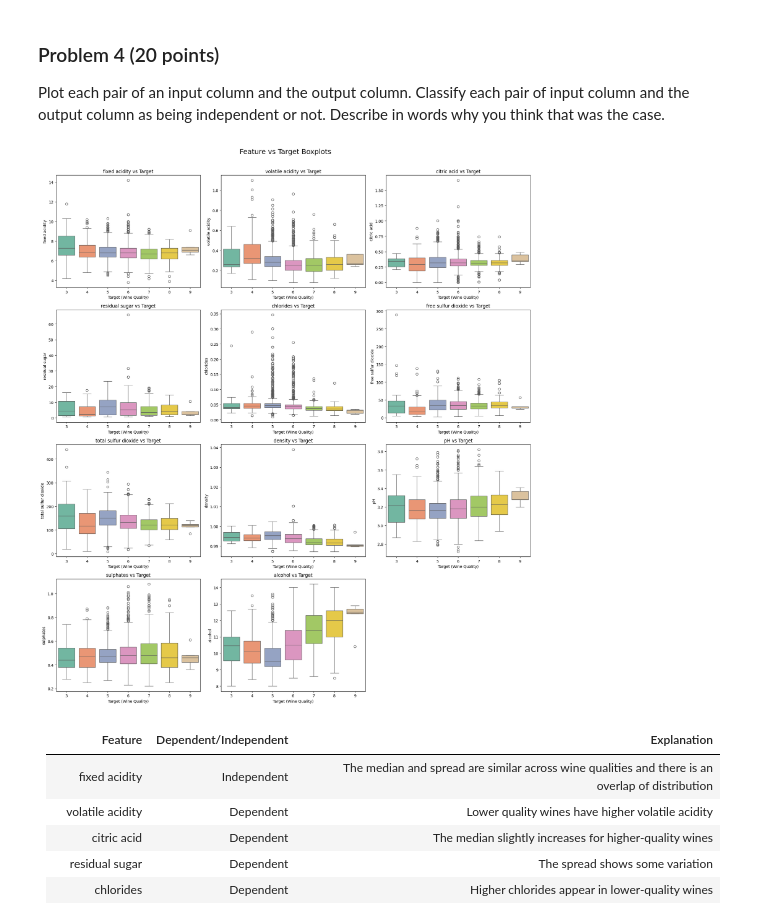
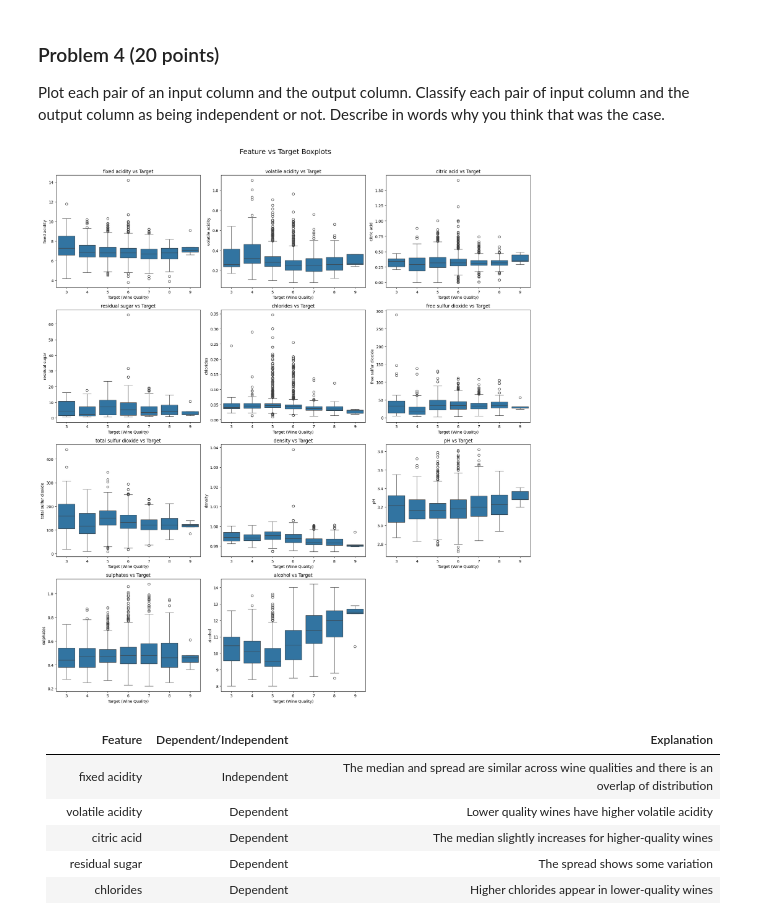
Before and after one commit to Ethnica16/dx601-final-project, a Jupyter notebook: project.ipynb, the cells around one changed output. Drawn from its saved outputs; the diff is of its cells as text; code cells hidden in the pictures.

```diff
--- a/project.ipynb
+++ b/project.ipynb
@@ -201,35 +204,24 @@ Describe in words why you think that was the case.
 # %%
 import seaborn as sns
 
 feature_cols = df.columns.drop('target')
-
 n_cols = 3
 n_rows = (len(feature_cols) + n_cols - 1) // n_cols
 
 plt.figure(figsize=(18,5 * n_rows))
 plt.suptitle('Feature vs Target Boxplots', fontsize=18, y=1.01)
 
 for i, col in enumerate(feature_cols):
     plt.subplot(n_rows, n_cols, i + 1)
-
-    sns.boxplot(
-        data=df,
-        x="target",
-        y=col,
-        hue="target",
-        dodge=False,
-        legend=False,
-        palette="Set2"
-    )
-
+    sns.boxplot(x="target", y=col, data=df)  # Removed hue and palette
     plt.title(f'{col} vs Target')
     plt.xlabel('Target (Wine Quality)')
     plt.ylabel(col)
 
 plt.tight_layout()
 plt.show()
 # %% [output]
-[figure, old version]
+[figure, new version]
 # %% [markdown]
 | Feature | Dependent/Independent | Explanation |
 |--------|------------------|------------------|
```
Also changed, not shown: parts of 12 cells of this notebook.
